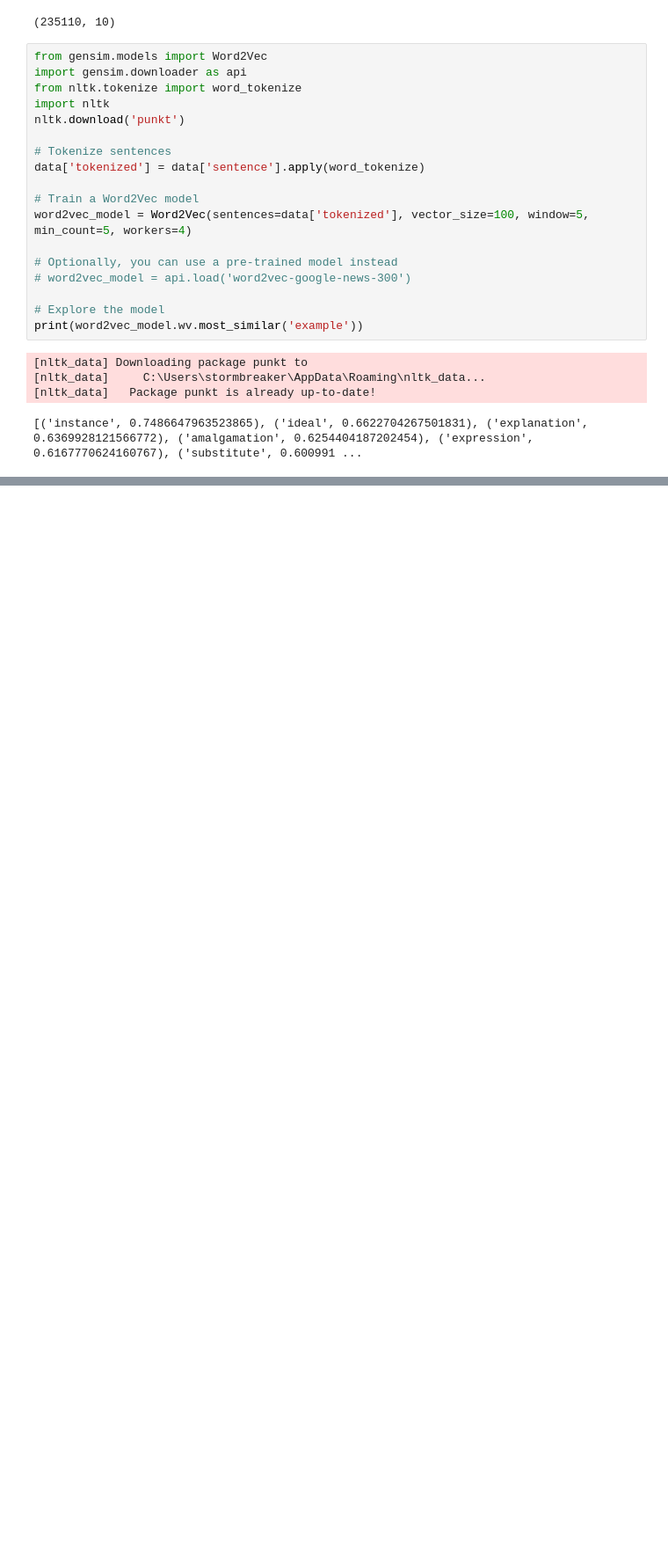
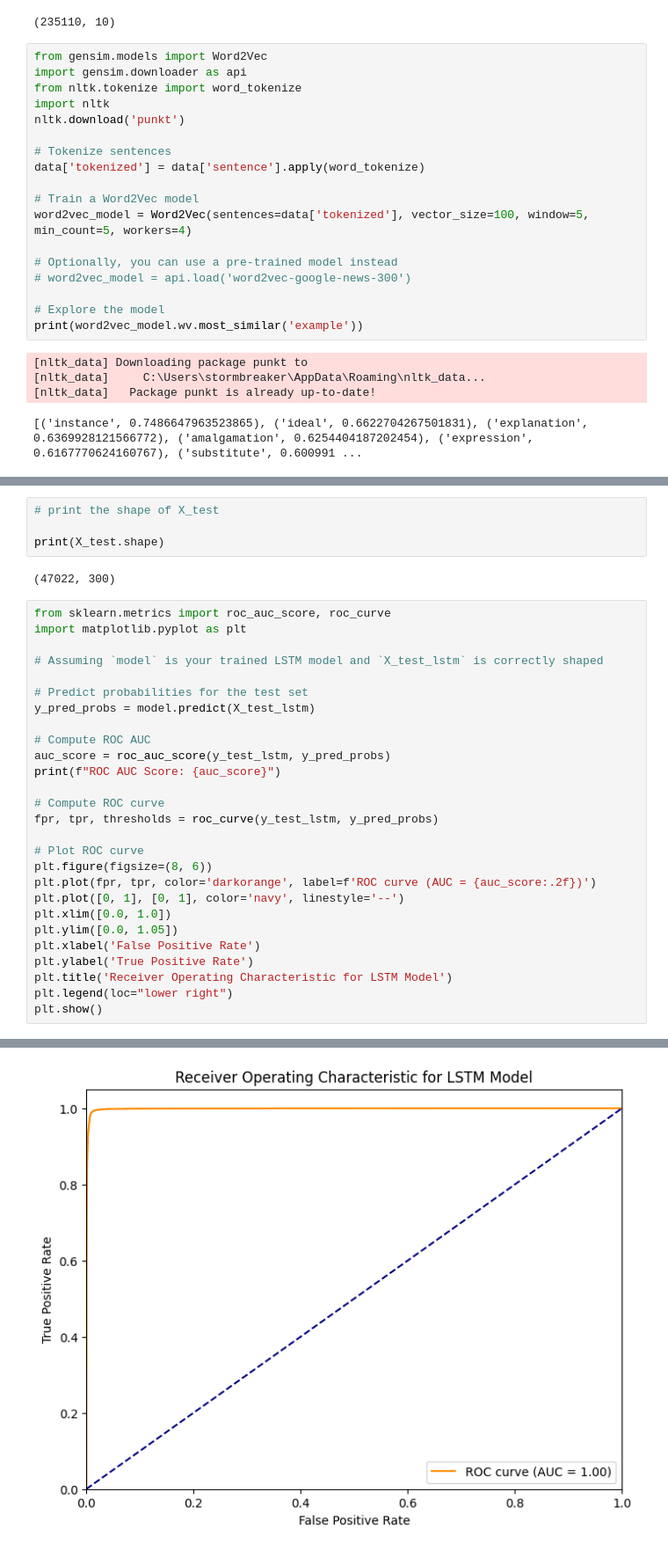
Before and after one commit to shiv3679/IDC409, a Jupyter notebook: models/model_eval.ipynb, the cells around one changed output, grey strips where cells are left out. Shown at 88% size. Cells and saved outputs as stored; diff of their text form; blank space fills up the shorter version.

```diff
--- a/models/model_eval.ipynb
+++ b/models/model_eval.ipynb
@@ -132,0 +220,34 @@ print(sentence_embeddings.shape)
+# %%
+# print the shape of X_test
+
+print(X_test.shape)
+# %% [output]
+(47022, 300)
+# %%
+from sklearn.metrics import roc_auc_score, roc_curve
+import matplotlib.pyplot as plt
+
+# Assuming `model` is your trained LSTM model and `X_test_lstm` is correctly shaped
+
+# Predict probabilities for the test set
+y_pred_probs = model.predict(X_test_lstm)
+
+# Compute ROC AUC
+auc_score = roc_auc_score(y_test_lstm, y_pred_probs)
+print(f"ROC AUC Score: {auc_score}")
+
+# Compute ROC curve
+fpr, tpr, thresholds = roc_curve(y_test_lstm, y_pred_probs)
+
+# Plot ROC curve
+plt.figure(figsize=(8, 6))
+plt.plot(fpr, tpr, color='darkorange', label=f'ROC curve (AUC = {auc_score:.2f})')
+plt.plot([0, 1], [0, 1], color='navy', linestyle='--')
+plt.xlim([0.0, 1.0])
+plt.ylim([0.0, 1.05])
+plt.xlabel('False Positive Rate')
+plt.ylabel('True Positive Rate')
+plt.title('Receiver Operating Characteristic for LSTM Model')
+plt.legend(loc="lower right")
+plt.show()
+# %% [output]
@@ -132,0 +256 @@ print(sentence_embeddings.shape)
+[figure, added]
```
Also changed, not shown: parts of 5 cells of this notebook.
